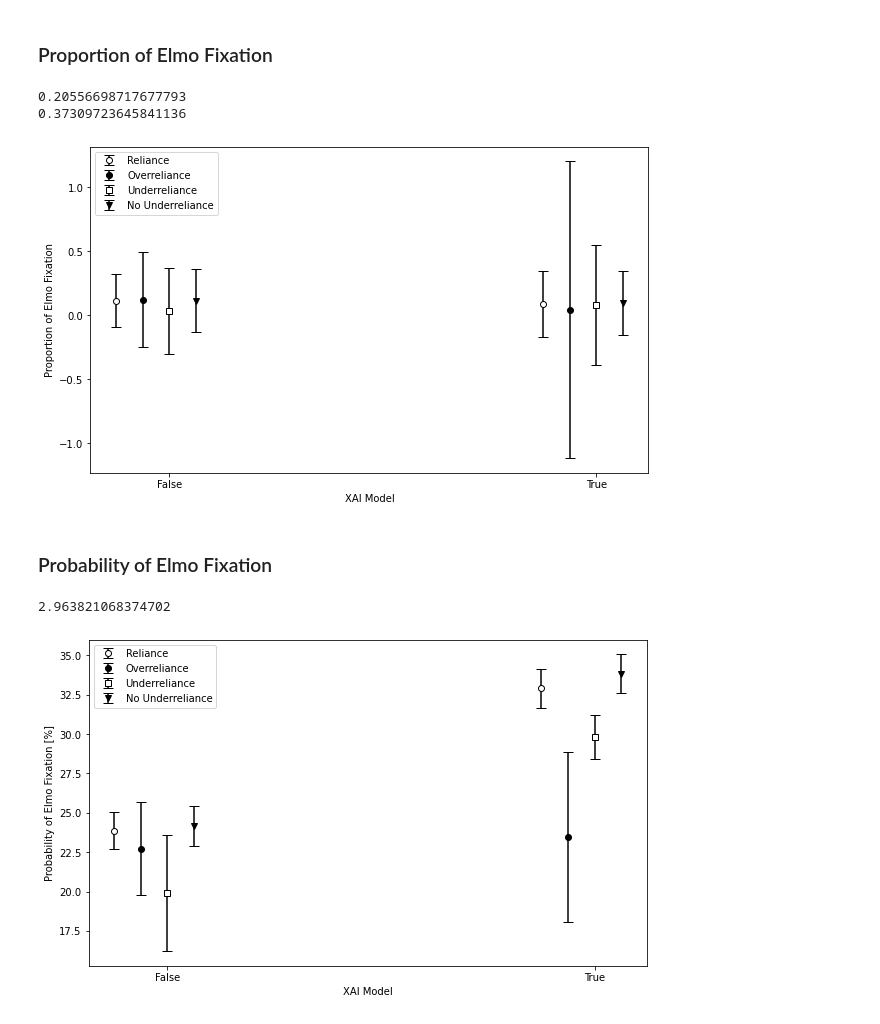
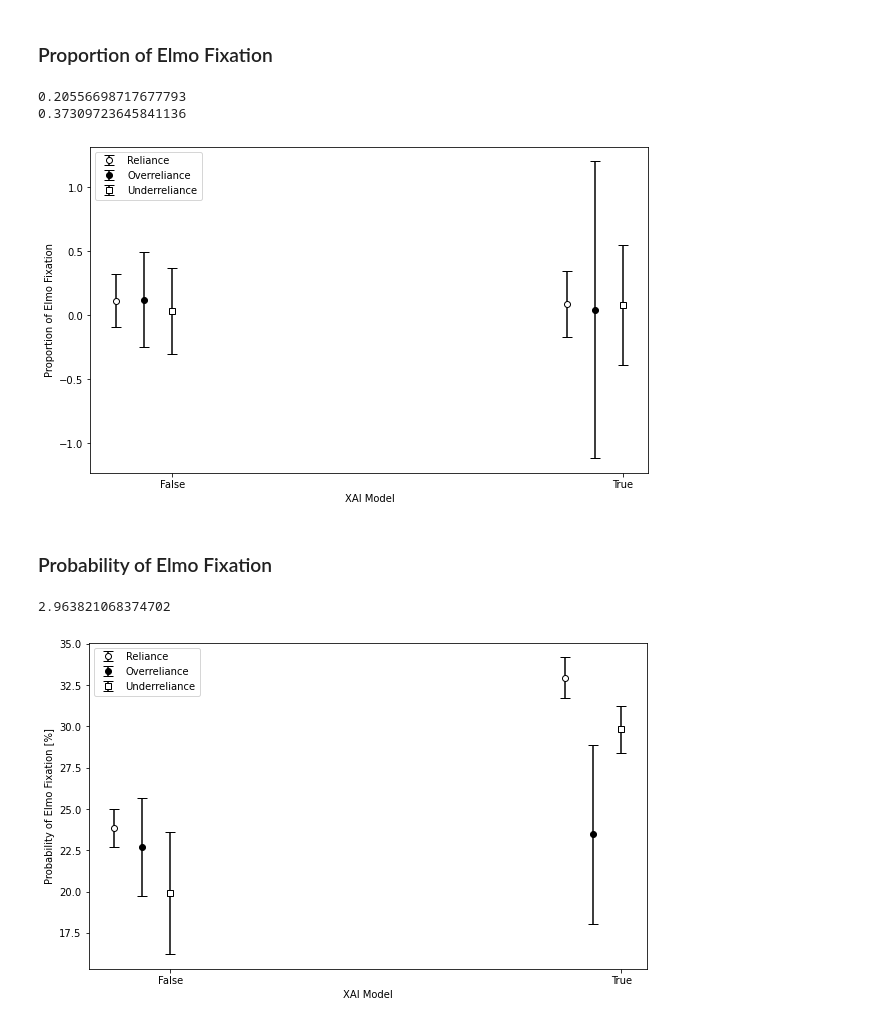
Before and after one commit to haohua13/IVT-Filter-GazeData, a Jupyter notebook: spss_results.ipynb, the cells around one changed output. Saved outputs shown, nothing was run; the diff lists cells and outputs as text; code cells hidden in the pictures.

```diff
--- a/spss_results.ipynb
+++ b/spss_results.ipynb
@@ -1217,9 +1220,9 @@ plt.errorbar(y_index_3, [x_4, x_5],\
              markeredgecolor = 'black', color='black', markerfacecolor = 'white', marker='s', ls='none', capsize=5, capthick=1, ecolor='black', label = 'Underreliance')
 
 # No Underreliance in XAI = True and False
-plt.errorbar(y_index_4, [x_6, x_7],\
-              [x_6_sem, x_7_sem], \
-             markeredgecolor = 'black', color='black', marker = 'v', ls='none', capsize=5, capthick=1, ecolor='black', label = 'No Underreliance')
+# plt.errorbar(y_index_4, [x_6, x_7],\
+#               [x_6_sem, x_7_sem], \
+#              markeredgecolor = 'black', color='black', marker = 'v', ls='none', capsize=5, capthick=1, ecolor='black', label = 'No Underreliance')
 
 
 plt.legend()
@@ -1227,16 +1230,18 @@ plt.ylabel('Proportion of Elmo Fixation')
 plt.xlabel('XAI Model')
 plt.xticks(positions, labels)
 plt.savefig('reliance_images/means_plot_reliance_groups_proportion_fixation.png', dpi = 1600, bbox_inches='tight')
+plt.savefig('reliance_images/means_plot_reliance_groups_proportion_fixation.pdf', dpi = 600, bbox_inches='tight')
 plt.show()
 # %% [output]
 0.20556698717677793
 0.37309723645841136
-[figure, old version]
+[figure, new version]
 # %% [markdown]
 ### Probability of Elmo Fixation
 # %%
 import pandas as pd
 from matplotlib import pyplot as plt
+import numpy as np
 
 # XAI = False
 # SEM of ratio X/Y = sqrt((SEM_X/X)**2 + (SEM_Y/Y)**2)/Y
@@ -1303,34 +1308,35 @@ y_index_3 = [1.5, 9.5]
 y_index_4 = [2, 10]
 
 plt.figure(figsize=(10, 6))
 
 # Reliance in XAI = False + True
 plt.errorbar(y_index, [x_1, x_0],\
               [x_1_sem, x_0_sem], \
              color='black', marker = 'o', markeredgecolor = 'black', markerfacecolor = 'white', ls = 'none', capsize=5, capthick=1, ecolor='black', label = 'Reliance')
 
 # Overreliance in XAI = True and False
 plt.errorbar(y_index_2, [x_2, x_3],\
               [x_2_sem, x_3_sem], \
              markeredgecolor = 'black', color='black', marker = 'o', ls='none', capsize=5, capthick=1, ecolor='black', label = 'Overreliance')
 
 # Underreliance in XAI = True and False
 plt.errorbar(y_index_3, [x_4, x_5],\
               [x_4_sem, x_5_sem], \
              markeredgecolor = 'black', color='black', markerfacecolor = 'white', marker='s', ls='none', capsize=5, capthick=1, ecolor='black', label = 'Underreliance')
 
 # No Underreliance in XAI = True and False
-plt.errorbar(y_index_4, [x_6, x_7],\
-              [x_6_sem, x_7_sem], \
-             markeredgecolor = 'black', color='black', marker = 'v', ls='none', capsize=5, capthick=1, ecolor='black', label = 'No Underreliance')
+# plt.errorbar(y_index_4, [x_6, x_7],\
+#               [x_6_sem, x_7_sem], \
+#              markeredgecolor = 'black', color='black', marker = 'v', ls='none', capsize=5, capthick=1, ecolor='black', label = 'No Underreliance')
 
 
 plt.legend()
 plt.ylabel('Probability of Elmo Fixation [%]')
 plt.xlabel('XAI Model')
 plt.xticks(positions, labels)
 plt.savefig('reliance_images/means_plot_reliance_groups_probability_fixation.png', dpi = 1600, bbox_inches='tight')
+plt.savefig('reliance_images/means_plot_reliance_groups_probability_fixation.pdf', dpi = 600, bbox_inches='tight')
 plt.show()
 # %% [output]
 2.963821068374702
-[figure, old version]
+[figure, new version]
```
Also changed, not shown: parts of 7 cells of this notebook, 34 other files.
